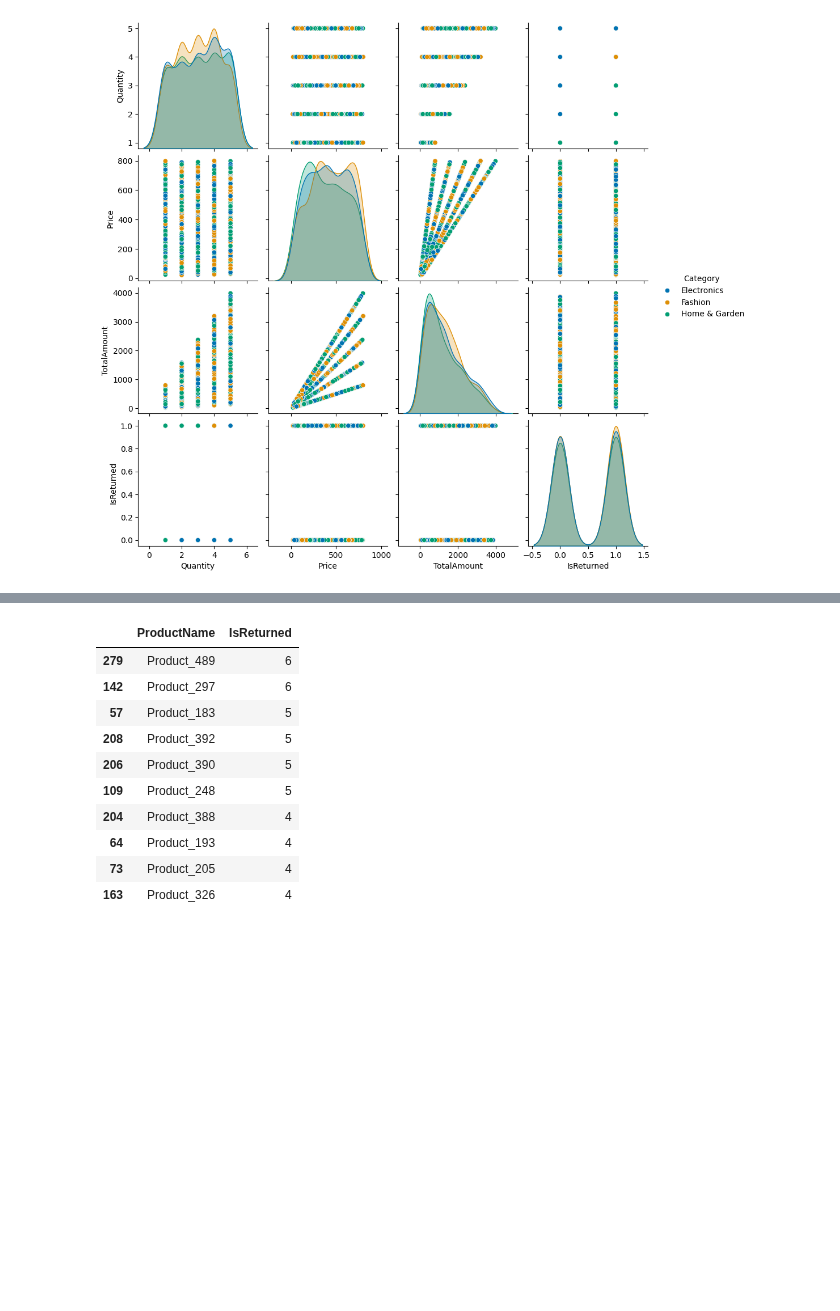
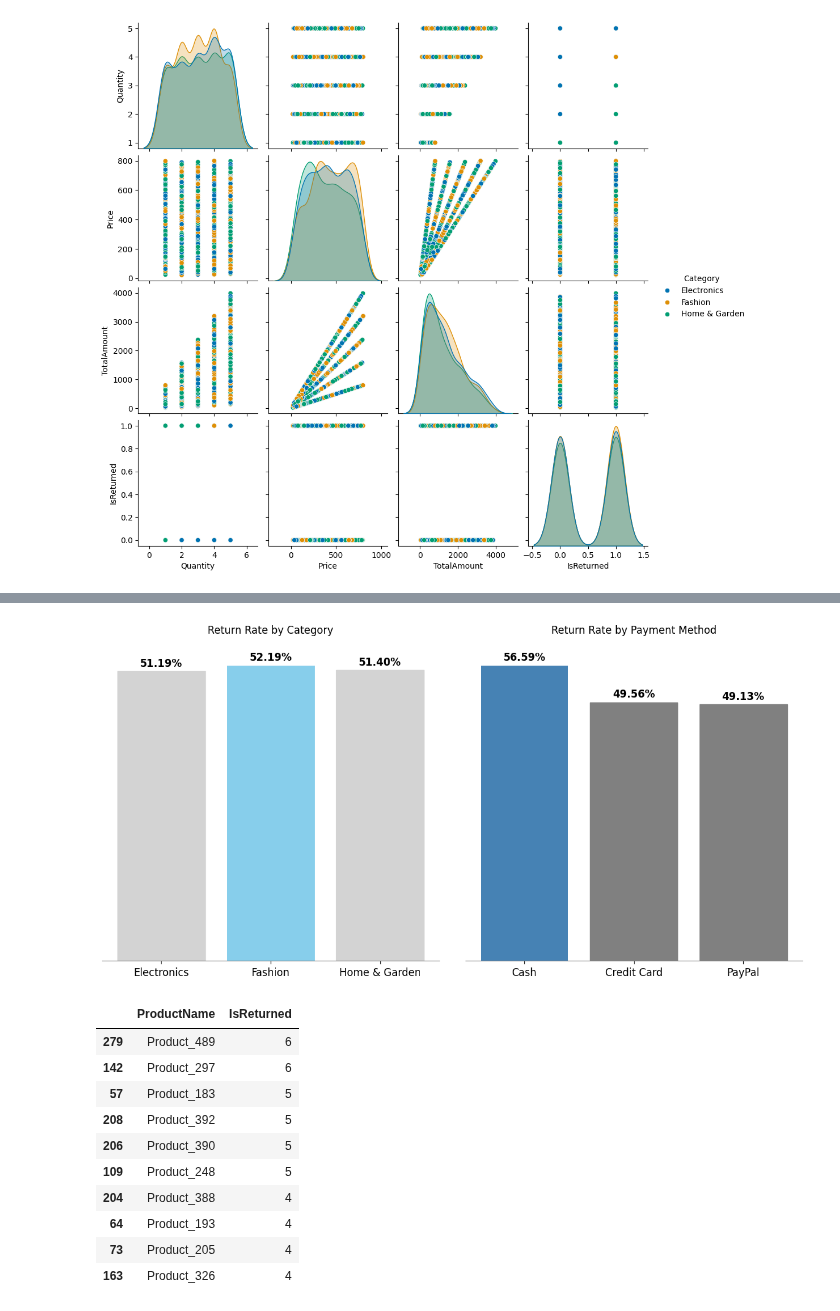
Before and after one commit to YuliaVK/Data-Analytics, a Jupyter notebook: EDA_Sales/notebooks/Sales_EDA.ipynb, the cells around one changed output, grey strips where cells are left out. Drawn from its saved outputs; the diff is of its cells as text; code cells hidden in the pictures; blank space fills up the shorter version.

```diff
--- a/EDA_Sales/notebooks/Sales_EDA.ipynb
+++ b/EDA_Sales/notebooks/Sales_EDA.ipynb
@@ -332,0 +361,20 @@ plt.show()
+# %%
+returned_orders = df[df['IsReturned'] == 1]
+# Calculate the return rate for each category
+total_orders_by_category = df.groupby('Category')['OrderID'].count().reset_index()
+returned_orders_by_category = returned_orders.groupby('Category')['OrderID'].count().reset_index()
+return_rate_by_category = pd.merge(total_orders_by_category, returned_orders_by_category, on='Category', how='left')
+return_rate_by_category.columns = ['Category', 'TotalOrders', 'ReturnedOrders']
+return_rate_by_category['ReturnRate'] = (return_rate_by_category['ReturnedOrders'] / return_rate_by_category['TotalOrders']) * 100
+
+# Calculate the return rate for each payment method
+total_orders_by_payment = df.groupby('PaymentMethod')['OrderID'].count().reset_index()
+returned_orders_by_payment = returned_orders.groupby('PaymentMethod')['OrderID'].count().reset_index()
+return_rate_by_payment = pd.merge(total_orders_by_payment, returned_orders_by_payment, on='PaymentMethod', how='left')
+return_rate_by_payment.columns = ['PaymentMethod', 'TotalOrders', 'ReturnedOrders']
+return_rate_by_payment['ReturnRate'] = (return_rate_by_payment['ReturnedOrders'] / return_rate_by_payment['TotalOrders']) * 100
+
+# Display the return rates by category and payment method
+print(return_rate_by_category)
+print()
+print(return_rate_by_payment)
@@ -333 +391,48 @@ plt.show()
+# %%
+fig, axes = plt.subplots(1, 2, figsize=(12, 6))
+
+# Rates by category
+bars1 = axes[0].bar(return_rate_by_category['Category'], return_rate_by_category['ReturnRate'], color='skyblue')
+axes[0].set_title('Return Rate by Category', y=1.04) # Remove. Add as subtitle to the presentation instead
+axes[0].set_xlabel(None)
+axes[0].set_ylabel(None)
+for bar in bars1:
+    height = bar.get_height()
+    axes[0].annotate(f'{height:.2f}%',
+                     xy=(bar.get_x() + bar.get_width() / 2, height),
+                     xytext=(0, 3),  # 3 points vertical offset
+                     textcoords="offset points",
+                     ha='center', va='bottom', fontsize = 12 ,fontweight='bold')
+for i, bar in enumerate(bars1):
+    if i == np.argmax(return_rate_by_category['ReturnRate']):
+        continue
+    bar.set_color('lightgrey')
+
+# Rates by payment method
+bars2 = axes[1].bar(return_rate_by_payment['PaymentMethod'], return_rate_by_payment['ReturnRate'], color='steelblue')
+axes[1].set_title('Return Rate by Payment Method', y=1.04) # Remove. Add as subtitle to the presentation instead
+axes[1].set_xlabel(None)
+axes[1].set_ylabel(None)
+for bar in bars2:
+    height = bar.get_height()
+    axes[1].annotate(f'{height:.2f}%',
+                     xy=(bar.get_x() + bar.get_width() / 2, height),
+                     xytext=(0, 3),  # 3 points vertical offset
+                     textcoords="offset points",
+                     ha='center', va='bottom', fontsize = 12 ,fontweight='bold')
+for i, bar in enumerate(bars2):
+    if i == np.argmax(return_rate_by_payment['ReturnRate']):
+        continue
+    bar.set_color('grey')
+
+plt.tight_layout()
+sns.despine()
+for ax in axes:
+    ax.yaxis.set_visible(False)
+    ax.spines['left'].set_visible(False)
+    ax.spines['bottom'].set_color('grey')
+    ax.tick_params(axis='x', colors='black', labelsize=12)
+plt.show()
+# %% [output]
+[figure, added]
 # %%
```
Also changed, not shown: parts of 7 cells of this notebook.
